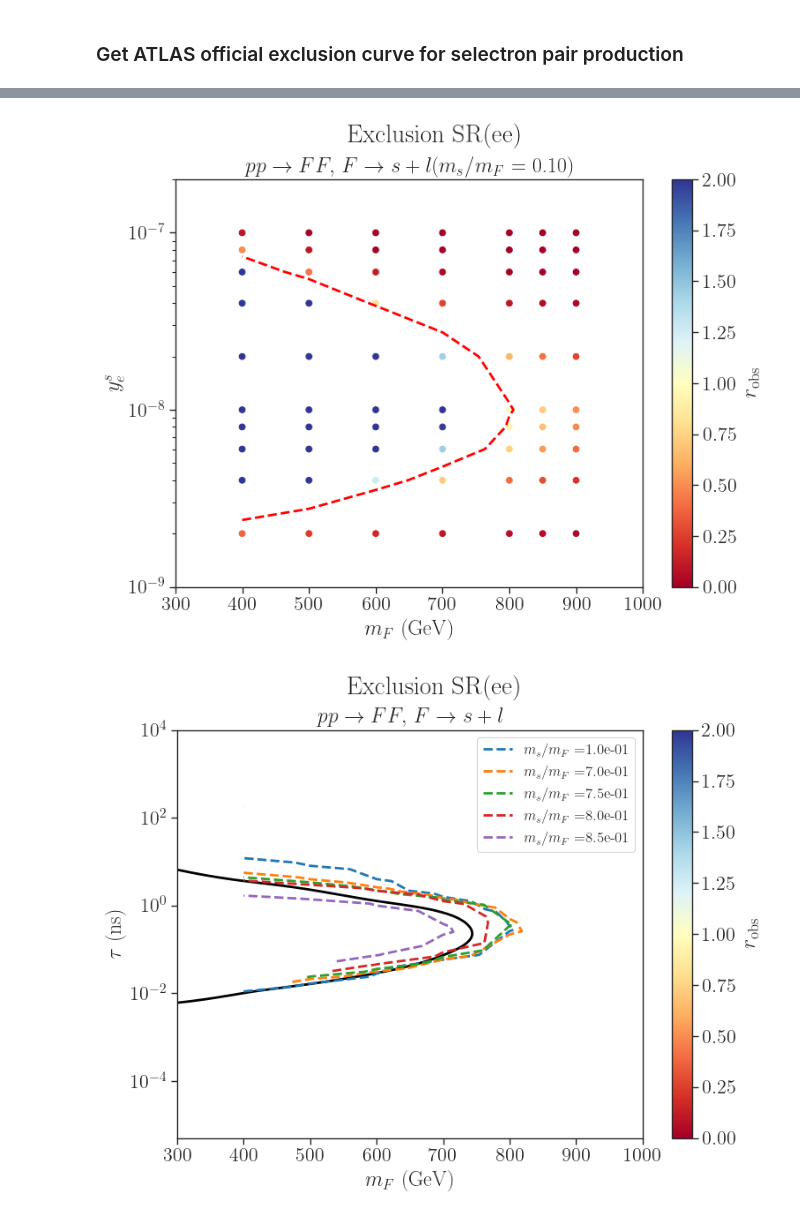
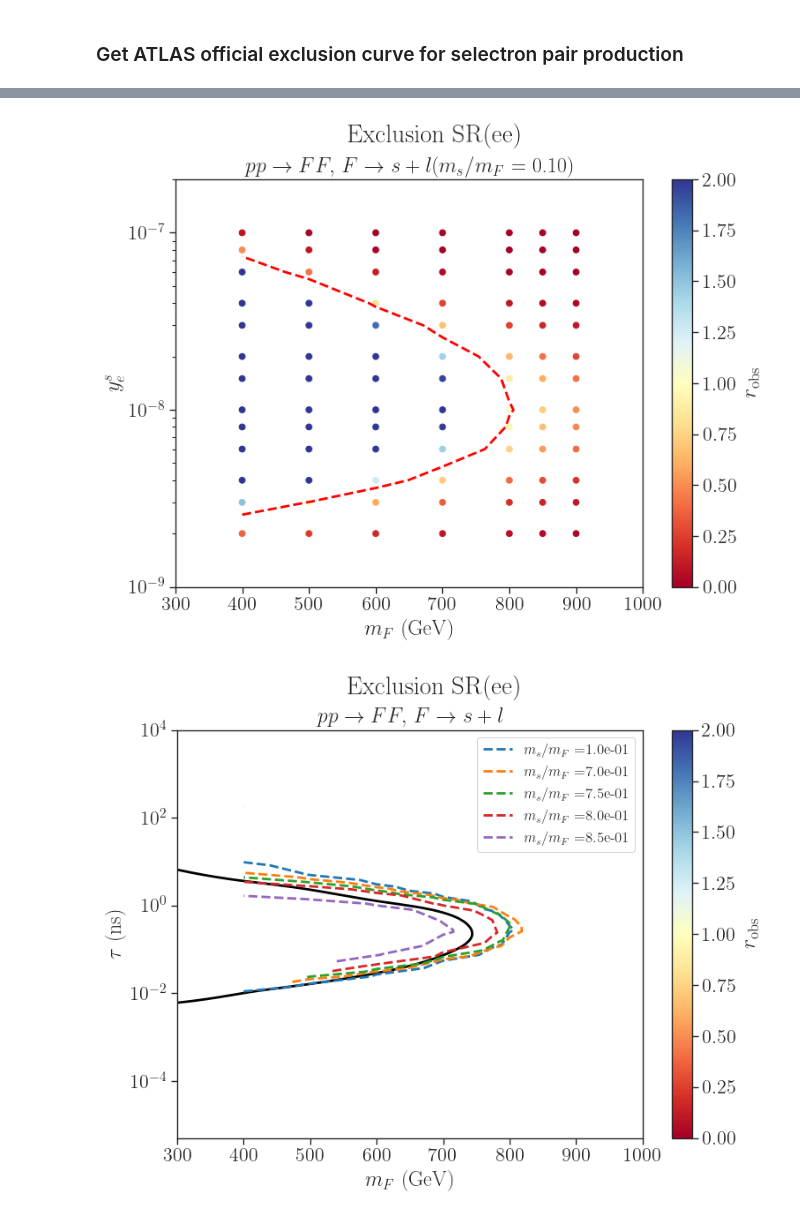
Before and after one commit to andlessa/LowTRHFIMP, a Jupyter notebook: ATLAS-SUSY-2018-14_displacedLeptons/plotEffs_HeHe.ipynb, the cells around one changed output, grey strips where cells are left out. Saved outputs shown, nothing was run; the diff lists cells and outputs as text; code cells hidden in the pictures.

```diff
--- a/ATLAS-SUSY-2018-14_displacedLeptons/plotEffs_HeHe.ipynb
+++ b/ATLAS-SUSY-2018-14_displacedLeptons/plotEffs_HeHe.ipynb
@@ -158,7 +155,7 @@ xDM = min(xDMList_all)
 df = dfRecast[dfRecast['m5000022']/dfRecast['mLLP'] == xDM]
 
 x = pd.to_numeric(df['mLLP'], errors='coerce')
-y = pd.to_numeric(df['2'], errors='coerce')
+y = pd.to_numeric(df['frblock_2'], errors='coerce')
 r = 1.0/pd.to_numeric(df['muUL_observed'], errors='coerce')
 
 plot_df = pd.DataFrame({'x': x, 'y': y, 'r': r}).dropna()
@@ -171,34 +168,34 @@ grid = plot_df.pivot_table(index='y', columns='x', values='r', aggfunc='mean').s
 Xg, Yg = np.meshgrid(grid.columns.to_numpy(dtype=float), grid.index.to_numpy(dtype=float))
 Rg = np.ma.masked_invalid(grid.to_numpy(dtype=float))
 
 vals = Rg.compressed()
 if vals.size > 0 and vals.min() <= 1.0 <= vals.max():
     cont_r1 = ax.contour(
         Xg,
         Yg,
         Rg,
         levels=[1.0],
         colors='red',
         linewidths=2.0,
         linestyles='--',
         zorder=3
         )
 
 ax.set_yscale('log')
 ax.set_ylabel(r'$y_{e}^s$')
 ax.set_xlabel(r'$m_{F}$ (GeV)')
 fig.colorbar(im, ax=ax, label=r'$r_{\rm obs}$')
 
 ax.set_title(title + r'($m_{s}/m_{F} = $' + f' {xDM:1.2f})')
 ax.set_xlim(300.,1000.)
 ax.set_ylim(1e-9,2e-7)
 
 
 plt.tight_layout()
 plt.suptitle('Exclusion SR(ee)', y=1.02)
 plt.show()
 # %% [output]
-[figure, old version]
+[figure, new version]
 # %%
 fig,ax =plt.subplots(figsize=(8,6),nrows=1,ncols=1)
 
@@ -247,4 +244,4 @@ plt.tight_layout()
 plt.suptitle('Exclusion SR(ee)', y=1.02)
 plt.show()
 # %% [output]
-[figure, old version]
+[figure, new version]
```
Also changed, not shown: parts of 8 cells of this notebook, 2 other files.
